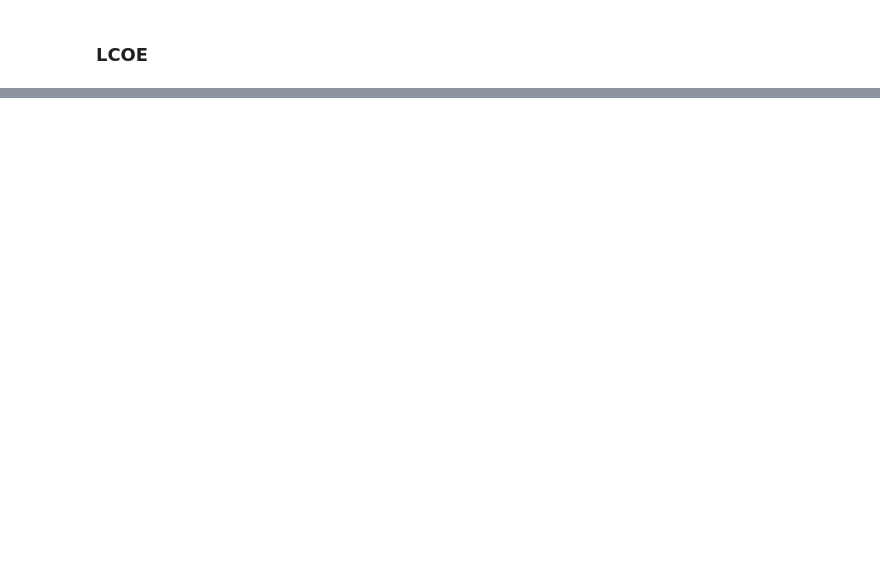
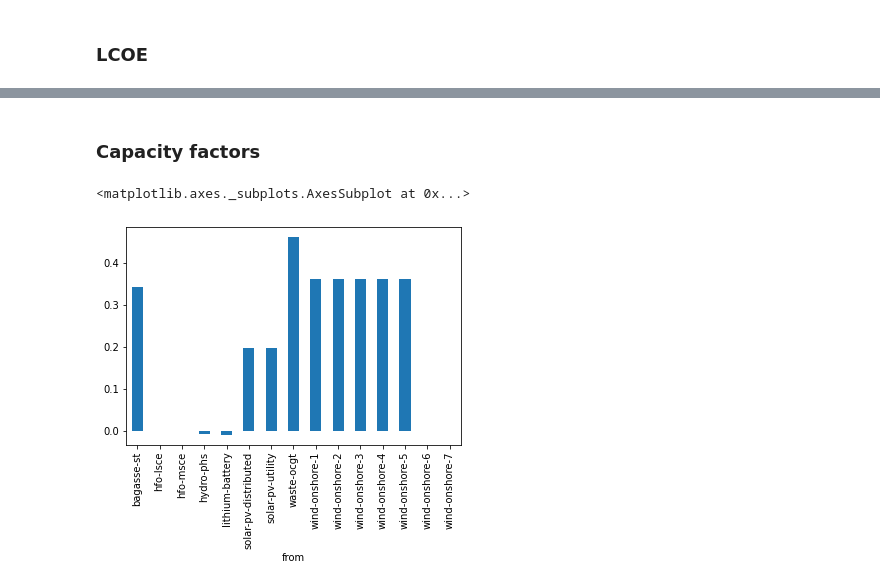
Before and after one commit to znes/oemof-barbados, a Jupyter notebook: model.ipynb, the cells around one changed output, grey strips where cells are left out. Saved outputs shown, nothing was run; the diff lists cells and outputs as text; code cells hidden in the pictures; blank space fills up the shorter version.

```diff
--- a/model.ipynb
+++ b/model.ipynb
@@ -417,3 +499,8 @@ m.receive_duals()
+# %%
+if True:
+    # minimise conventional supply
+    m.del_component("objective")
+    m.objective =po.Objective(expr=sum(m.flow[i, o, t] for i,o in dispatchable for t in m.TIMESTEPS))
 # %% [markdown]
 ## Solving the Model and Writing Results
 # %%
@@ -422,13 +509,15 @@ cbc = SolverFactory('cbc').available()
 
 if cbc:
     #  solve the model using cbc solver
-    m.solve("cbc")
+    m.solve("gurobi")
 
     # write results back to the model object
     m.results = m.results()
 
     # writing results with the standard oemof-tabular output formatt
     pp.write_results(m, m.results, scenario_path)
+
+    _write_investment_cost(scenario_path)
 
     if co2_limit is not None:
         pd.Series(
@@ -527,0 +667,8 @@ print("LCOE is {} $/MW".format(round(lcoe,2)))
+# %% [markdown]
+### Capacity factors
+# %%
+build = capacities.xs(("BB-electricity", "invest"), level=[1,2]).droplevel([1,2])
+(balance.sum()[build.index] / (build * 8760)["value"]).plot(kind="bar")
+# %% [output]
+<matplotlib.axes._subplots.AxesSubplot at 0x...>
+[figure, added]
```
Also changed, not shown: parts of 26 cells of this notebook, 24 other files.
